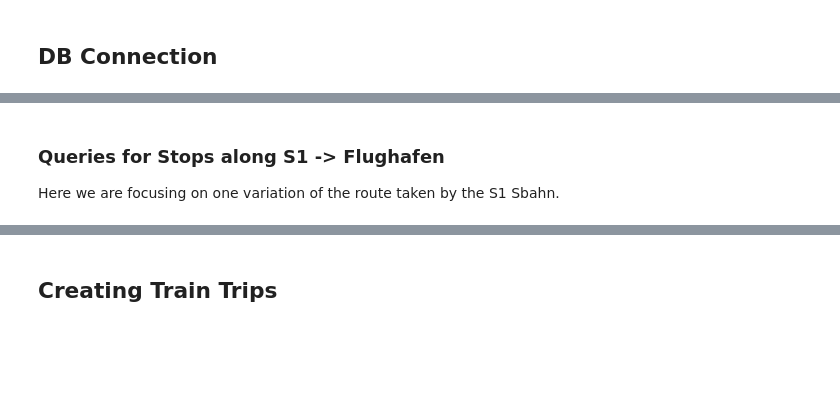
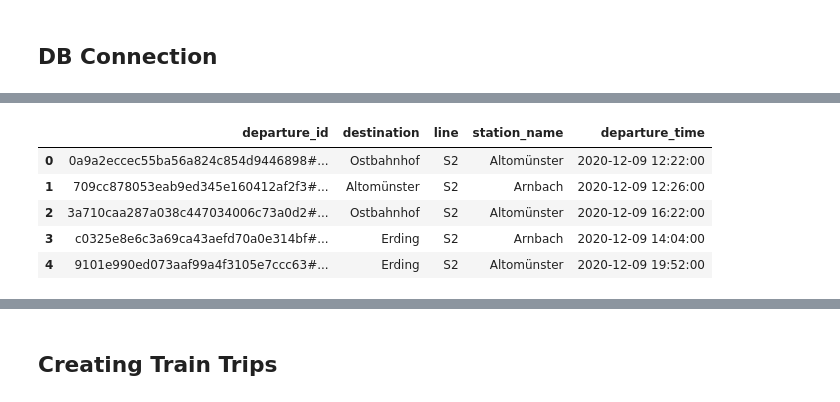
Before and after one commit to Ra0k/sbahn_monitor, a Jupyter notebook: matching_logic_example/Matching_stops_to_a_trip.ipynb, the cells around one changed output, grey strips where cells are left out. Drawn from its saved outputs; the diff is of its cells as text; code cells hidden in the pictures; blank space fills up the shorter version.

```diff
--- a/matching_logic_example/Matching_stops_to_a_trip.ipynb
+++ b/matching_logic_example/Matching_stops_to_a_trip.ipynb
@@ -201,4 +105,0 @@ ordered_stops
-# %% [markdown]
-### Queries for Stops along S1 -> Flughafen
-
-Here we are focusing on one variation of the route taken by the S1 Sbahn.
@@ -217,0 +106,9 @@ all_stops_df = pd.read_sql(all_stops, engine)
+# %%
+all_departures_df.head()
+# %% [output]
+|  | departure_id | destination | line | station_name | departure_time |
+| 0 | 0a9a2eccec55ba56a824c854d9446898#... | Ostbahnhof | S2 | Altomünster | 2020-12-09 12:22:00 |
+| 1 | 709cc878053eab9ed345e160412af2f3#... | Altomünster | S2 | Arnbach | 2020-12-09 12:26:00 |
+| 2 | 3a710caa287a038c447034006c73a0d2#... | Ostbahnhof | S2 | Altomünster | 2020-12-09 16:22:00 |
+| 3 | c0325e8e6c3a69ca43aefd70a0e314bf#... | Erding | S2 | Arnbach | 2020-12-09 14:04:00 |
+| 4 | 9101e990ed073aaf99a4f3105e7ccc63#... | Erding | S2 | Altomünster | 2020-12-09 19:52:00 |
```
Also changed, not shown: parts of 39 cells of this notebook, 2 other files.
